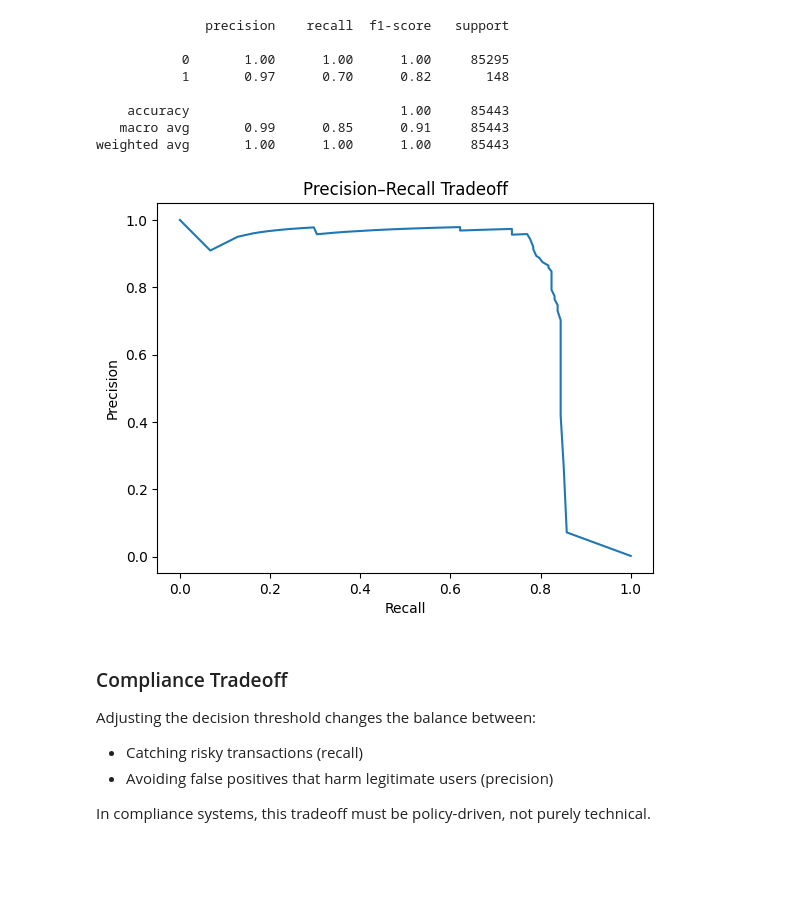
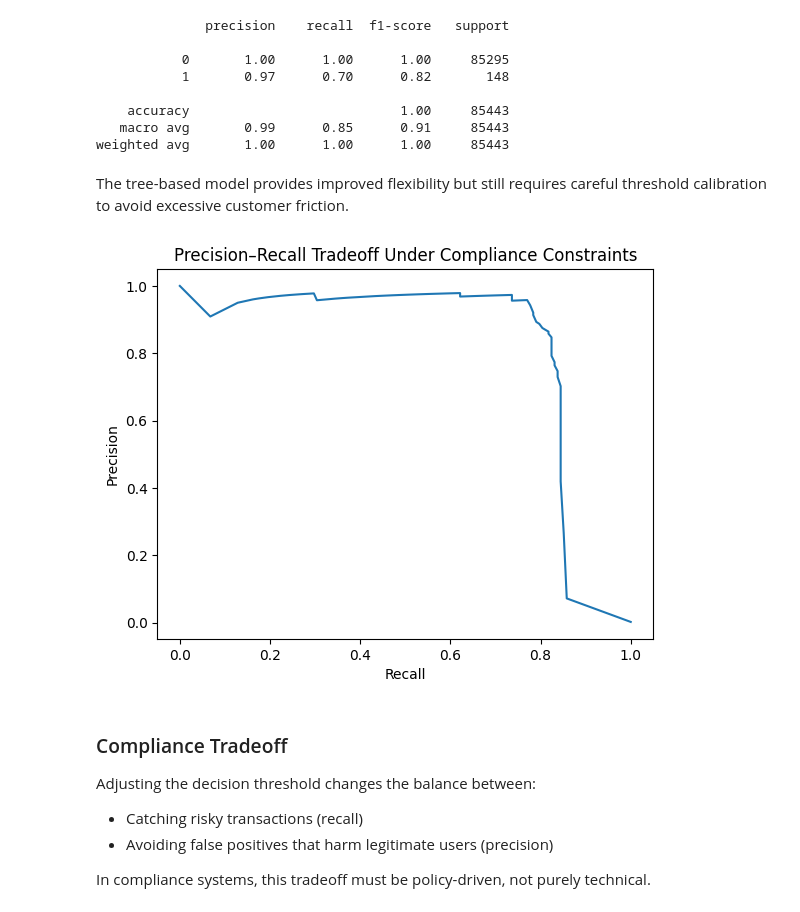
Before and after one commit to chaitanyakukreja/ml-compliance-risk-project, a Jupyter notebook: notebooks/compliance_risk_model.ipynb, the cells around one changed output. Drawn from its saved outputs; the diff is of its cells as text; code cells hidden in the pictures; blank space fills up the shorter version.

Commit message:
Add files via upload
Add compliance interpretation and final results

```diff
--- a/notebooks/compliance_risk_model.ipynb
+++ b/notebooks/compliance_risk_model.ipynb
@@ -101,17 +108,19 @@ print(classification_report(y_test, y_pred_rf))
     accuracy                           1.00     85443
    macro avg       0.99      0.85      0.91     85443
 weighted avg       1.00      1.00      1.00     85443
+# %% [markdown]
+The tree-based model provides improved flexibility but still requires careful threshold calibration to avoid excessive customer friction.
 # %%
 y_scores = rf.predict_proba(X_test)[:, 1]
 precision, recall, thresholds = precision_recall_curve(y_test, y_scores)
 
 plt.plot(recall, precision)
 plt.xlabel("Recall")
 plt.ylabel("Precision")
-plt.title("Precision–Recall Tradeoff")
+plt.title("Precision–Recall Tradeoff Under Compliance Constraints")
 plt.show()
 # %% [output]
-[figure, old version]
+[figure, new version]
 # %% [markdown]
 ### Compliance Tradeoff
 
```
Also changed, not shown: parts of 1 cell of this notebook.
